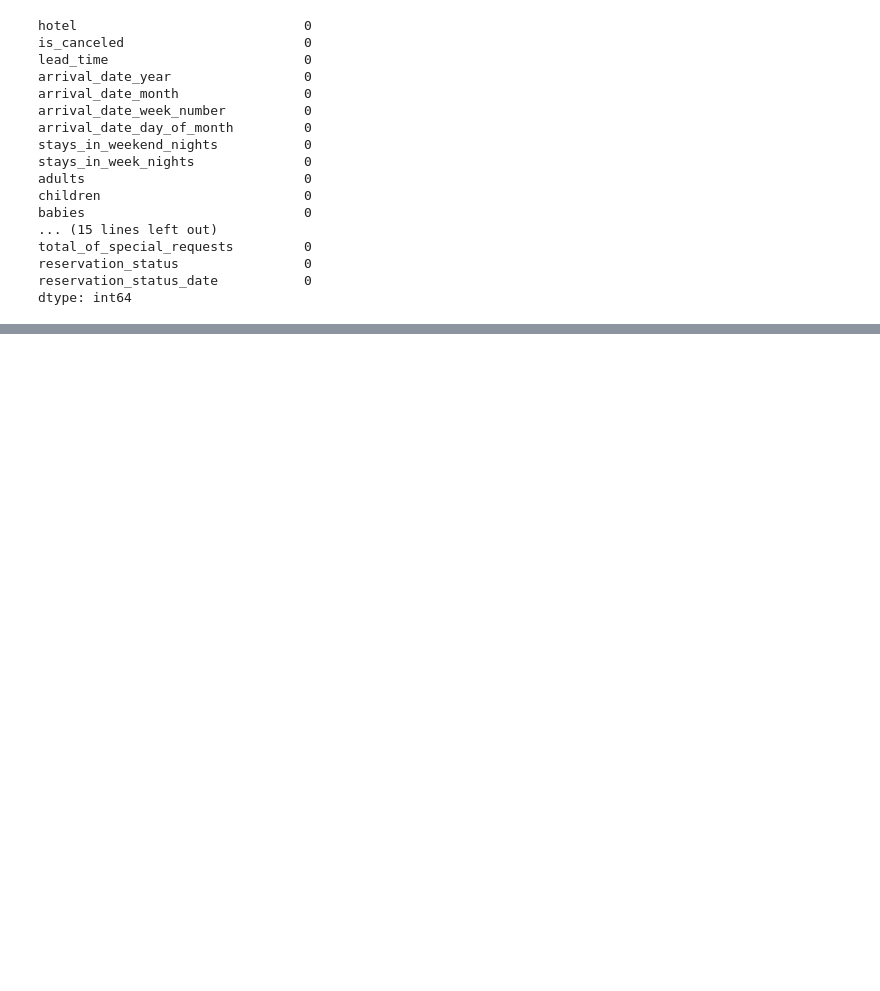
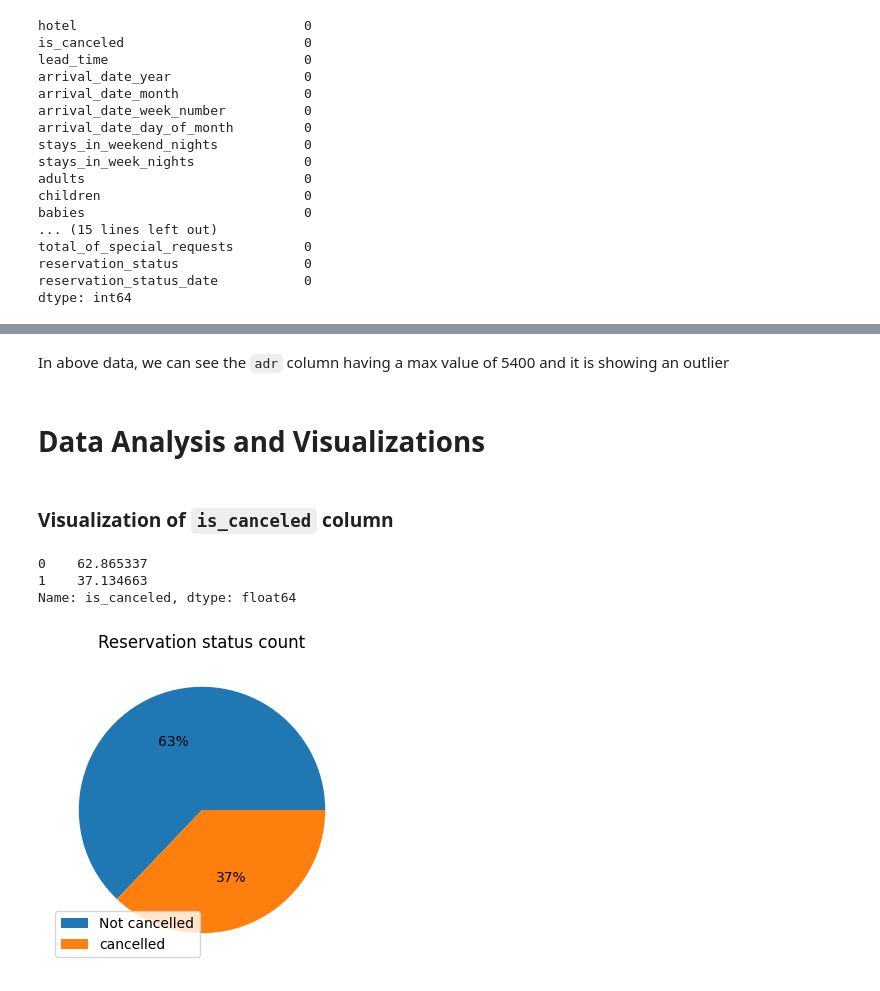
Before and after one commit to hamant-jagwan/Hotel-Booking--EDA, a Jupyter notebook: hotel_booking_EDA.ipynb, the cells around one changed output, grey strips where cells are left out. Cells and saved outputs as stored; diff of their text form; code cells hidden in the pictures; blank space fills up the shorter version.

```diff
--- a/hotel_booking_EDA.ipynb
+++ b/hotel_booking_EDA.ipynb
@@ -292,0 +313,24 @@ dtype: int64
+# %% [markdown]
+In above data, we can see the `adr` column having a max value of 5400 and it is showing an outlier
+# %%
+hb_df =hb_df[hb_df['adr']< 5000]
+# %% [markdown]
+# **Data Analysis and Visualizations**
+# %% [markdown]
+### **Visualization of  `is_canceled` column**
+# %%
+cancelled_perc = hb_df['is_canceled'].value_counts(normalize = True)*100
+cancelled_perc
+# %% [output]
+0    62.865337
+1    37.134663
+Name: is_canceled, dtype: float64
+# %%
+plt.figure(figsize = (4,4))
+plt.title("Reservation status count")
+
+plt.pie(cancelled_perc, autopct='%.0f%%');
+plt.legend(labels= ["Not cancelled", "cancelled"] )
+plt.show()
+# %% [output]
+[figure, added]
```
Also changed, not shown: parts of 6 cells of this notebook.
